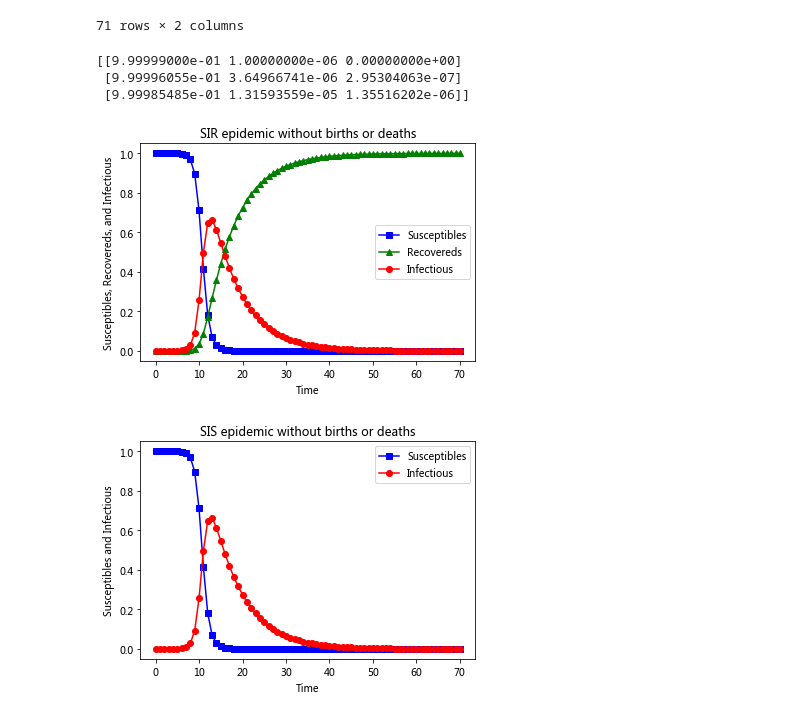
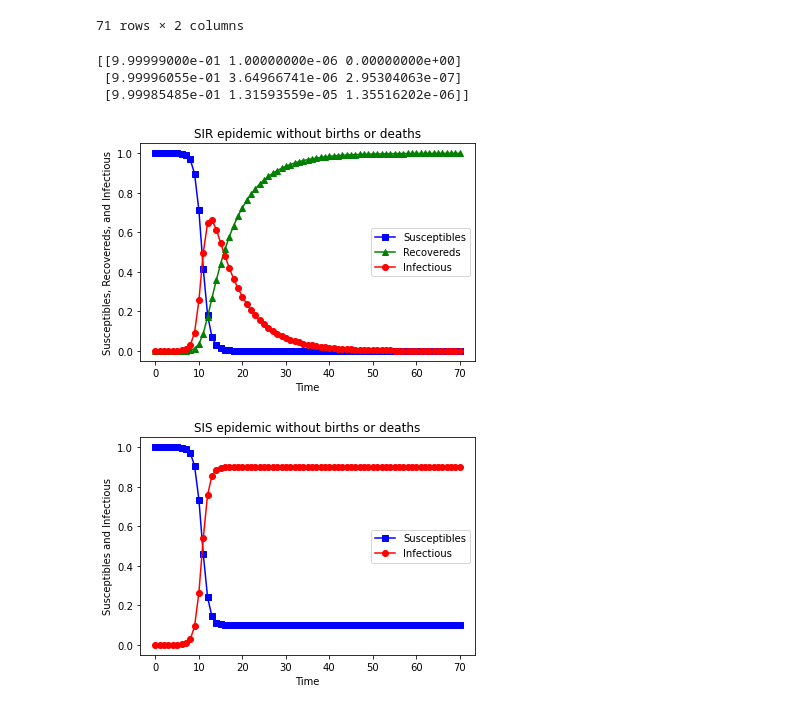
Before and after one commit to chengjun/thresholdbook, a Jupyter notebook: 代码/Figure 2-4.5.6-epidemic_model.ipynb, the cells around one changed output. Saved outputs shown, nothing was run; the diff lists cells and outputs as text; code cells hidden in the pictures.

```diff
--- a/代码/Figure 2-4.5.6-epidemic_model.ipynb
+++ b/代码/Figure 2-4.5.6-epidemic_model.ipynb
@@ -90,14 +90,14 @@ def diff_eqs(INP,t):
 
 t_start = 0.0; t_end = ND; t_inc = TS
 t_range = np.arange(t_start, t_end+t_inc, t_inc)
-RES = spi.odeint(diff_eqs,INPUT,t_range)
+RES1 = spi.odeint(diff_eqs,INPUT,t_range)
 
 print(RES[:3])
 
 #Ploting
-pl.plot(RES[:,0], '-bs', label='Susceptibles')  # I change -g to g--  # RES[:,0], '-g',
-pl.plot(RES[:,2], '-g^', label='Recovereds')  # RES[:,2], '-k',
-pl.plot(RES[:,1], '-ro', label='Infectious')
+pl.plot(RES1[:,0], '-bs', label='Susceptibles')  # I change -g to g--  # RES[:,0], '-g',
+pl.plot(RES1[:,2], '-g^', label='Recovereds')  # RES[:,2], '-k',
+pl.plot(RES1[:,1], '-ro', label='Infectious')
 pl.legend(loc=0)
 pl.title('SIR epidemic without births or deaths')
 pl.xlabel('Time')
@@ -108,7 +108,7 @@ pl.show()
 [[9.99999000e-01 1.00000000e-06 0.00000000e+00]
  [9.99996055e-01 3.64966741e-06 2.95304063e-07]
  [9.99985485e-01 1.31593559e-05 1.35516202e-06]]
-[figure, old version]
+[figure, new version]
 # %%
 import pandas as pd
 
@@ -127,36 +127,36 @@ import numpy as np
 import pylab as pl
 
 beta=1.4247
 gamma=0.14286
 I0=1e-6
 ND=70
 TS=1.0
 INPUT = (1.0-I0, I0)
 
 def diff_eqs(INP,t):
 	'''The main set of equations'''
 	Y=np.zeros((2))
 	V = INP
 	Y[0] = - beta * V[0] * V[1] + gamma * V[1]
 	Y[1] = beta * V[0] * V[1] - gamma * V[1]
 	return Y   # For odeint
 
 t_start = 0.0; t_end = ND; t_inc = TS
 t_range = np.arange(t_start, t_end+t_inc, t_inc)
 RES2 = spi.odeint(diff_eqs,INPUT,t_range)
 
 
 #Ploting
-pl.plot(RES[:,0], '-bs', label='Susceptibles')
-pl.plot(RES[:,1], '-ro', label='Infectious')
+pl.plot(RES2[:,0], '-bs', label='Susceptibles')
+pl.plot(RES2[:,1], '-ro', label='Infectious')
 pl.legend(loc=0)
 pl.title('SIS epidemic without births or deaths')
 pl.xlabel('Time')
 pl.ylabel('Susceptibles and Infectious')
 #pl.savefig('2.5-SIS-high.png', dpi=900) # This does increase the resolution.
 pl.show()
 # %% [output]
-[figure, old version]
+[figure, new version]
 # %%
 import pandas as pd
 
```
Also changed, not shown: parts of 1 cell of this notebook, 2 other files.
